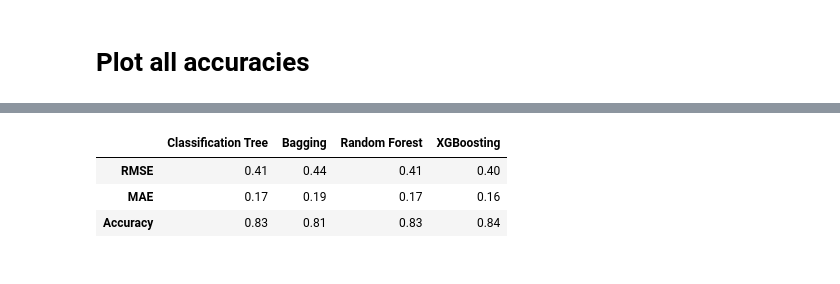
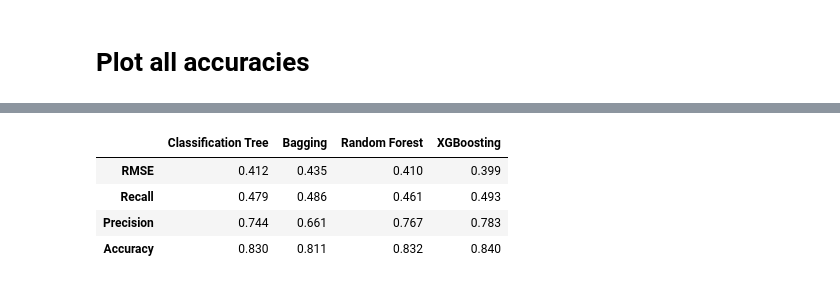
Before and after one commit to isaacchaljub/ML2_GP, a Jupyter notebook: ML2_group3.ipynb, the cells around one changed output, grey strips where cells are left out. Cells and saved outputs as stored; diff of their text form; code cells hidden in the pictures.

```diff
--- a/ML2_group3.ipynb
+++ b/ML2_group3.ipynb
@@ -580,7 +579,7 @@ XGBClassifier(base_score=None, booster=None, callbacks=None,
 preds = xg_clas.predict(X_train)
 y_preds__boost_test = xg_clas.predict(X_test)
 xg_init_train_acc = accuracy_score(Y_train, preds)
-xg_init_test_acc = accuracy_score(Y_test, preds_test)
+xg_init_test_acc = accuracy_score(Y_test, y_preds__boost_test)
 print("Attempt 1 Train accuracy: %f" % (xg_init_train_acc))
 print("Attmept 1 Test accuracy: %f" % (xg_init_test_acc))
 # %% [output]
@@ -647,6 +646,10 @@ xgb.plot_importance(xg_clas, importance_type="weight")
 # Plot all accuracies
 # %%
 plt.bar([1,3,5,7], height=[tree_acc, bagging_acc, rf_acc, xg_init_test_acc], tick_label=['Decision Tree','Bagging','Random Forest', 'Boosting'])
+plt.ylim((0.8,0.86))
+
+for x, acc in zip([1,3,5,7], [tree_acc, bagging_acc, rf_acc, xg_init_test_acc]):
+    plt.text(x, acc + 0.002, f"{acc:.3f}", ha='center', fontsize=10)
 
 plt.show()
 # %% [output]
@@ -654,27 +657,28 @@ plt.show()
 # %%
 # To get a grasp on RMSE and MAE, MAPE
-from sklearn.metrics import root_mean_squared_error, mean_absolute_error, mean_absolute_percentage_error
+from sklearn.metrics import root_mean_squared_error, recall_score, precision_score
 
 models=['Classification Tree', 'Bagging','Random Forest','XGBoosting']
 models_preds=[y_preds_prunedCT_test, y_pred_bagging_test, y_pred_rf_test, y_preds__boost_test]
-mtrcs=['RMSE','MAE','Accuracy']
+mtrcs=['RMSE','Recall','Precision','Accuracy']
 
 rmse=[root_mean_squared_error(Y_test,i) for i in models_preds]
-mae=[mean_absolute_error(Y_test,i) for i in models_preds]
-mape=[mean_absolute_percentage_error(Y_test,i) for i in models_preds]
+rec=[recall_score(Y_test,i) for i in models_preds]
+prec=[precision_score(Y_test,i) for i in models_preds]
 accs=[tree_acc, bagging_acc, rf_acc, xg_init_test_acc]
 
 
-results_df=pd.DataFrame(data=[rmse, mae, accs], index=mtrcs, columns=models)
+results_df=pd.DataFrame(data=[rmse, rec, prec, accs], index=mtrcs, columns=models)
 
-results_df = results_df.applymap(lambda x: '{:.2f}'.format(x))
+results_df = results_df.applymap(lambda x: '{:.3f}'.format(x))
 
 
 results_df
 
 # print(f'RMSE for Decision Tree: {}')
 # %% [output]
 |  | Classification Tree | Bagging | Random Forest | XGBoosting |
-| RMSE | 0.41 | 0.44 | 0.41 | 0.40 |
-| MAE | 0.17 | 0.19 | 0.17 | 0.16 |
-| Accuracy | 0.83 | 0.81 | 0.83 | 0.84 |
+| RMSE | 0.412 | 0.435 | 0.410 | 0.399 |
+| Recall | 0.479 | 0.486 | 0.461 | 0.493 |
+| Precision | 0.744 | 0.661 | 0.767 | 0.783 |
+| Accuracy | 0.830 | 0.811 | 0.832 | 0.840 |
```
Also changed, not shown: parts of 7 cells of this notebook.
